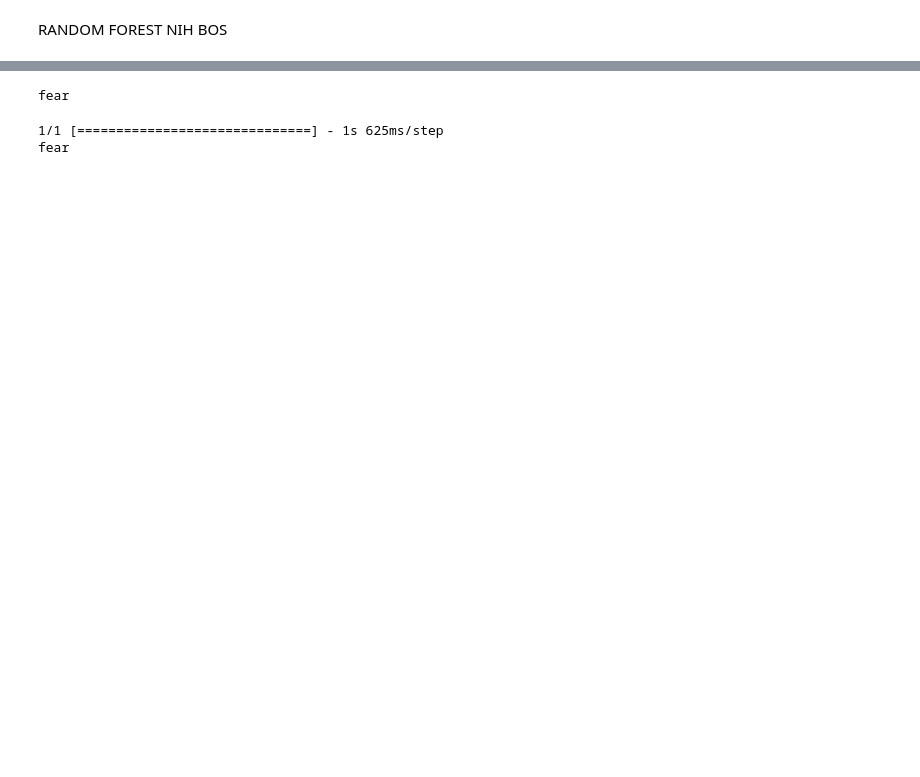
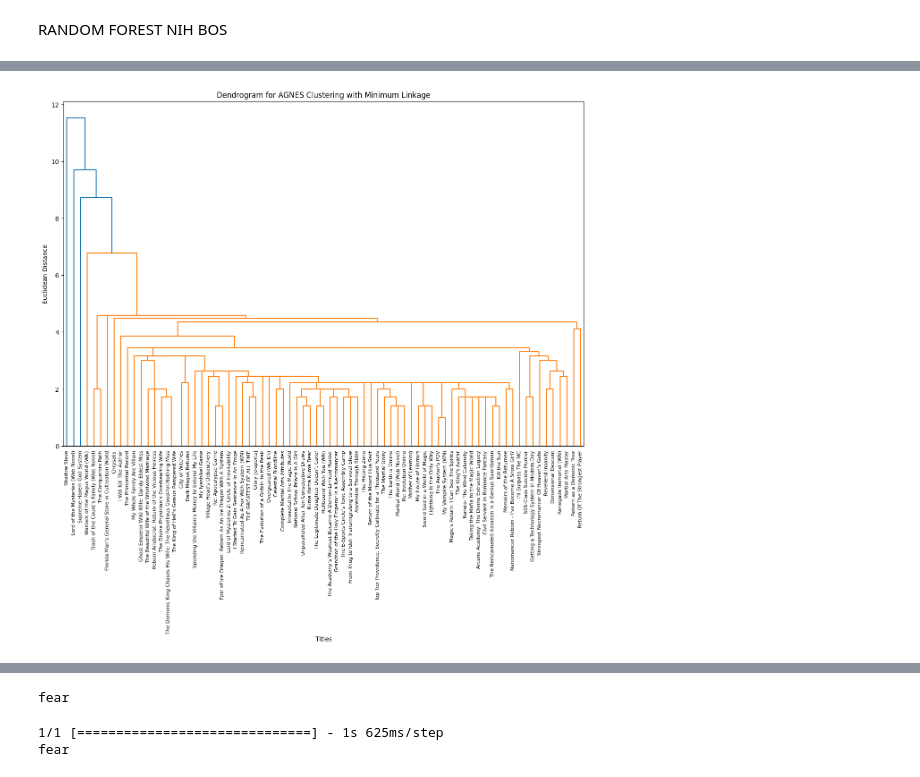
Before and after one commit to ChrisJulLimantoro/sentiment-analysis, a Jupyter notebook: proyek.ipynb, the cells around one changed output, grey strips where cells are left out. Saved outputs shown, nothing was run; the diff lists cells and outputs as text; code cells hidden in the pictures; blank space fills up the shorter version.

```diff
--- a/proyek.ipynb
+++ b/proyek.ipynb
@@ -850,3 +893,21 @@ df
+# %%
+from scipy.cluster.hierarchy import linkage, dendrogram
+
+# Generating the linkage matrix for AGNES with 'single' linkage (also known as minimum linkage)
+new_dict = count_dict
+
+# Convert dictionary to DataFrame
+df_extended = pd.DataFrame.from_dict(new_dict, orient='index')
+Z_agnes_min = linkage(df_extended, method='single')
+
+plt.figure(figsize=(15, 10))  # Meningkatkan dimensi plot
+dendrogram(Z_agnes_min, labels=df_extended.index, leaf_font_size=8)  # Menyesuaikan parameter leaf
+plt.title('Dendrogram for AGNES Clustering with Minimum Linkage')
+plt.xlabel('Titles')
+plt.ylabel('Euclidean Distance')
+plt.show()
+# %% [output]
+[figure, added]
 # %%
 import matplotlib.pyplot as plt
 
```
Also changed, not shown: parts of 7 cells of this notebook.
